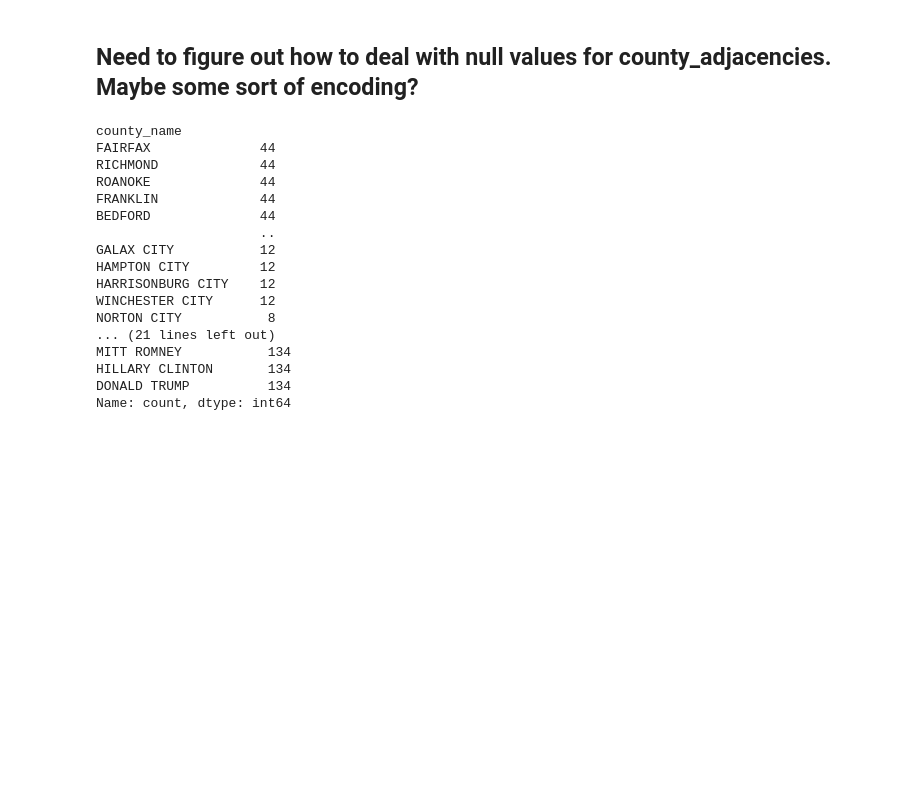
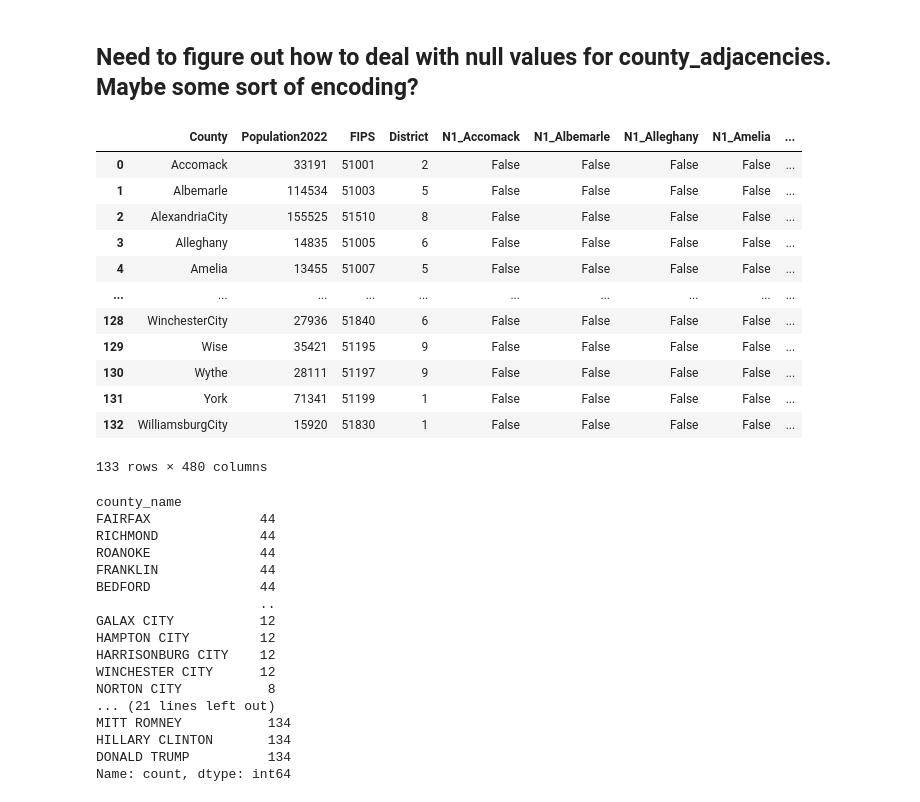
Before and after one commit to kevindangkhoama/project_voting, a Jupyter notebook: project3.ipynb, the cells around one changed output. Saved outputs shown, nothing was run; the diff lists cells and outputs as text; code cells hidden in the pictures; blank space fills up the shorter version.

Commit message:
eda attempt at encoding

```diff
--- a/project3.ipynb
+++ b/project3.ipynb
@@ -200,6 +200,30 @@ N12               132
 dtype: int64
 # %% [markdown]
 ## Need to figure out how to deal with null values for county_adjacencies. Maybe some sort of encoding?
+# %%
+# Fill missing values with a placeholder
+one_hot_encoding = county_adjacencies.copy()
+one_hot_encoding.fillna("None", inplace=True)
+
+# One-hot encode the N columns
+df_encoded = pd.get_dummies(one_hot_encoding, columns=['N1', 'N2', 'N3', 'N4', 'N5', 'N6', 'N7', 'N8', 'N9', 'N10', 'N11', 'N12'])
+
+# Display the encoded dataframe
+df_encoded
+# %% [output]
+|  | County | Population2022 | FIPS | District | N1_Accomack | N1_Albemarle | N1_Alleghany | N1_Amelia | ... |
+| 0 | Accomack | 33191 | 51001 | 2 | False | False | False | False | ... |
+| 1 | Albemarle | 114534 | 51003 | 5 | False | False | False | False | ... |
+| 2 | AlexandriaCity | 155525 | 51510 | 8 | False | False | False | False | ... |
+| 3 | Alleghany | 14835 | 51005 | 6 | False | False | False | False | ... |
+| 4 | Amelia | 13455 | 51007 | 5 | False | False | False | False | ... |
+| ... | ... | ... | ... | ... | ... | ... | ... | ... | ... |
+| 128 | WinchesterCity | 27936 | 51840 | 6 | False | False | False | False | ... |
+| 129 | Wise | 35421 | 51195 | 9 | False | False | False | False | ... |
+| 130 | Wythe | 28111 | 51197 | 9 | False | False | False | False | ... |
+| 131 | York | 71341 | 51199 | 1 | False | False | False | False | ... |
+| 132 | WilliamsburgCity | 15920 | 51830 | 1 | False | False | False | False | ... |
+133 rows × 480 columns
 # %%
 print(voting_VA['county_name'].value_counts(), '\n')
 print(voting_VA['party'].value_counts(), '\n')
```
Also changed, not shown: parts of 3 cells of this notebook.
